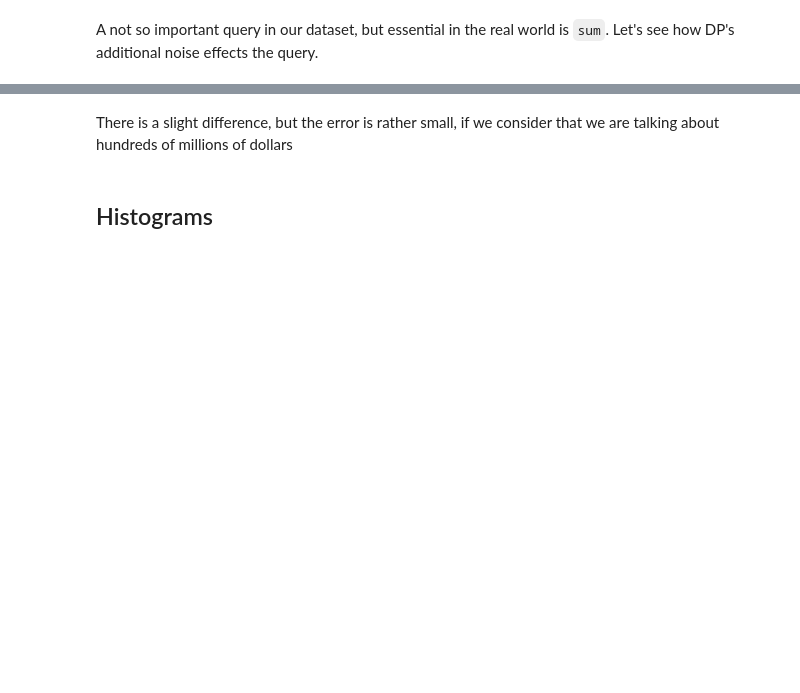
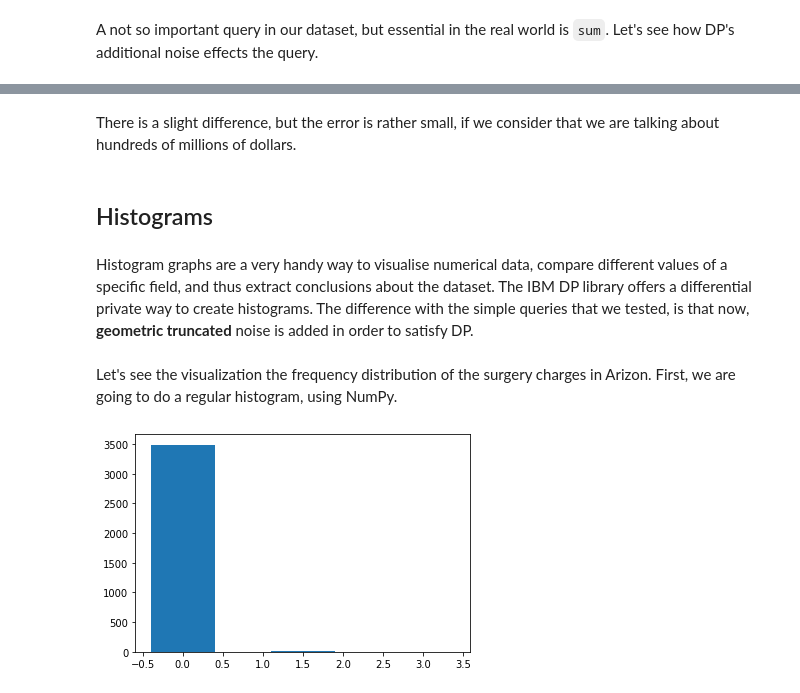
Before and after one commit to nikosgalanis/local-dp-protocols, a Jupyter notebook: ibm_lib_work/basic_queries.ipynb, the cells around one changed output, grey strips where cells are left out. Drawn from its saved outputs; the diff is of its cells as text; code cells hidden in the pictures; blank space fills up the shorter version.

```diff
--- a/ibm_lib_work/basic_queries.ipynb
+++ b/ibm_lib_work/basic_queries.ipynb
@@ -173,4 +174,15 @@ Sum with DP: 262833214.15
 # %% [markdown]
-There is a slight difference, but the error is rather small, if we consider that we are talking about hundreds of millions of dollars
+There is a slight difference, but the error is rather small, if we consider that we are talking about hundreds of millions of dollars.
 # %% [markdown]
 ## Histograms
+# %% [markdown]
+Histogram graphs are a very handy way to visualise numerical data, compare different values of a specific field, and thus extract conclusions about the dataset. The IBM DP library offers a differential private way to create histograms. The difference with the simple queries that we tested, is that now, __geometric truncated__ noise is added in order to satisfy DP.
+# %% [markdown]
+Let's see the visualization the frequency distribution of the surgery charges in Arizon. First, we are going to do a regular histogram, using NumPy.
+# %%
+fig, ax = plt.subplots(1, 1)
+
+ax.bar(np.linspace(0,3,3), np.histogram(df.loc[(df['Hospital state code'] == 'AZ')]['Average Total Payments'].tolist(), bins = 3)[0])
+plt.show()
+# %% [output]
+[figure, added]
```
Also changed, not shown: parts of 17 cells of this notebook.
